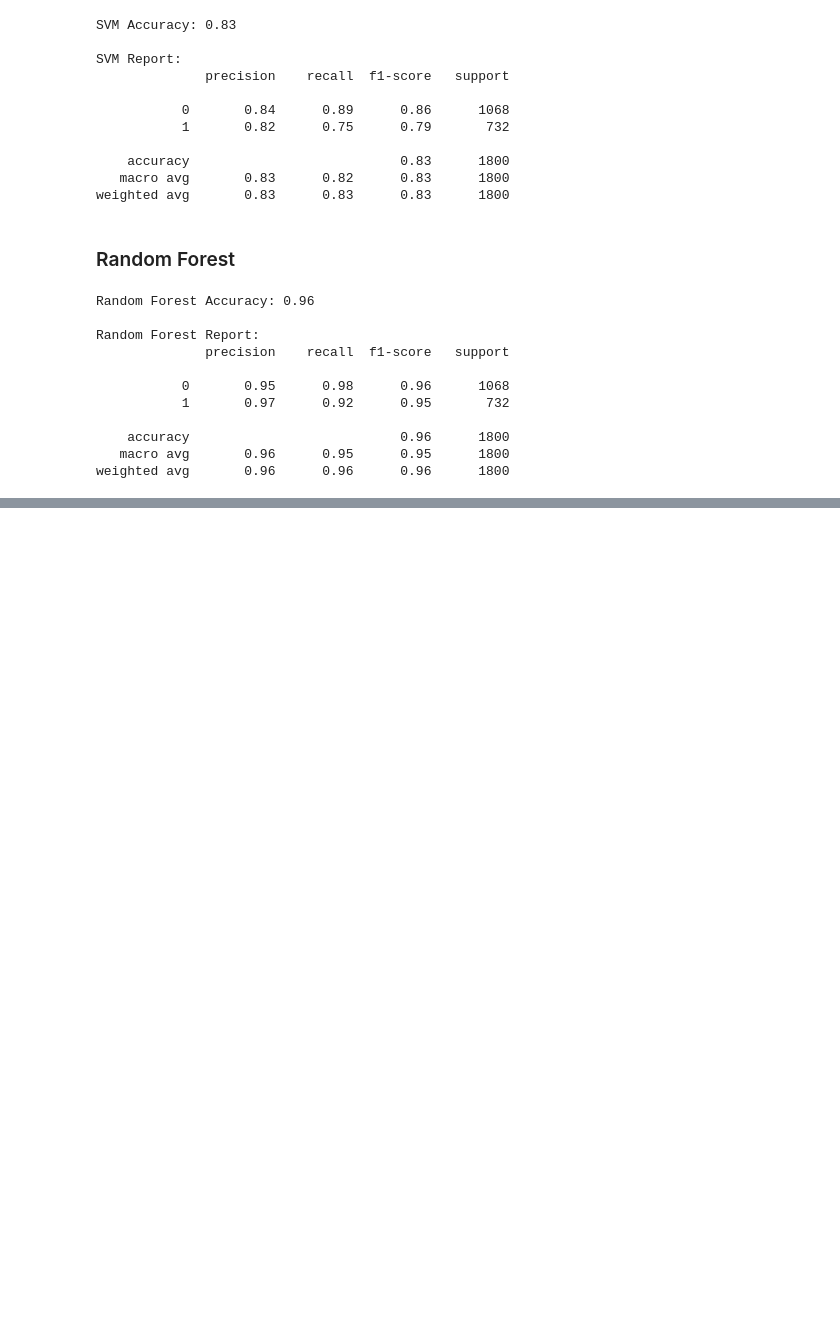
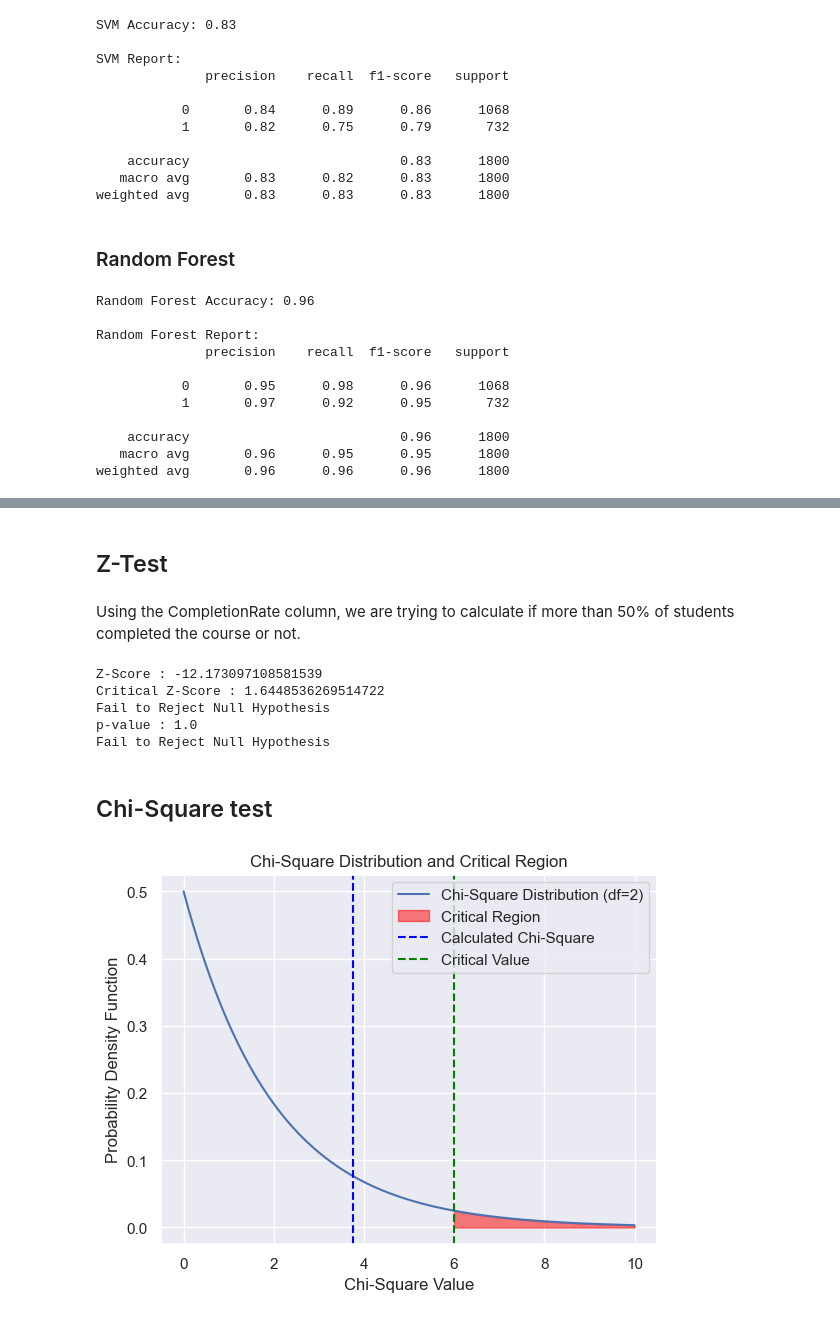
Before and after one commit to Syeda-Mahjabin-Proma/Online-Course-Engagement-Predictor, a Jupyter notebook: model.ipynb, the cells around one changed output, grey strips where cells are left out. Cells and saved outputs as stored; diff of their text form; code cells hidden in the pictures; blank space fills up the shorter version.

```diff
--- a/model.ipynb
+++ b/model.ipynb
@@ -305,0 +305,69 @@ Course COMPLETED
+# %% [markdown]
+## Z-Test
+# %% [markdown]
+Using the CompletionRate column, we are trying to calculate if more than 50% of students completed the course or not.
+# %%
+import numpy as np
+import scipy.stats as stats
+
+sample_mean = 0.5 # Considering we want test if 50% of students
+population_mean = studyOnlineDataset['CompletionRate'].mean()
+population_std = studyOnlineDataset['CompletionRate'].std()
+sample_size = len(studyOnlineDataset['CompletionRate'])
+alpha = 0.05
+
+z_score = (sample_mean-population_mean)/(population_std/np.sqrt(50))
+print('Z-Score :',z_score)
+
+critical_value = stats.norm.ppf(1-alpha)
+print('Critical Z-Score :', critical_value)
+
+if z_score >  critical_value:
+    print("Reject Null Hypothesis")
+else:
+  print("Fail to Reject Null Hypothesis")
+
+p_value = 1-stats.norm.cdf(z_score)
+
+print('p-value :',p_value)
+
+if p_value <  alpha:
+    print("Reject Null Hypothesis")
+else:
+  print("Fail to Reject Null Hypothesis")
+# %% [output]
+Z-Score : -12.173097108581539
+Critical Z-Score : 1.6448536269514722
+Fail to Reject Null Hypothesis
+p-value : 1.0
+Fail to Reject Null Hypothesis
+# %% [markdown]
+## Chi-Square test
+# %%
+import numpy as np
+import matplotlib.pyplot as plt
+import scipy.stats as stats
+
+df = 2
+alpha = 0.05
+
+critical_value = stats.chi2.ppf(1 - alpha, df)
+critical_value
+
+critical_value = stats.chi2.ppf(1 - alpha, df)
+calculated_chi_square = 3.747
+
+x = np.linspace(0, 10, 1000)
+y = stats.chi2.pdf(x, df)
+
+plt.plot(x, y, label='Chi-Square Distribution (df=2)')
+plt.fill_between(x, y, where=(x > critical_value), color='red', alpha=0.5, label='Critical Region')
+plt.axvline(calculated_chi_square, color='blue', linestyle='dashed', label='Calculated Chi-Square')
+plt.axvline(critical_value, color='green', linestyle='dashed', label='Critical Value')
+plt.title('Chi-Square Distribution and Critical Region')
+plt.xlabel('Chi-Square Value')
+plt.ylabel('Probability Density Function')
+plt.legend()
+plt.show()
+# %% [output]
+[figure, added]
```
Also changed, not shown: parts of 6 cells of this notebook.
